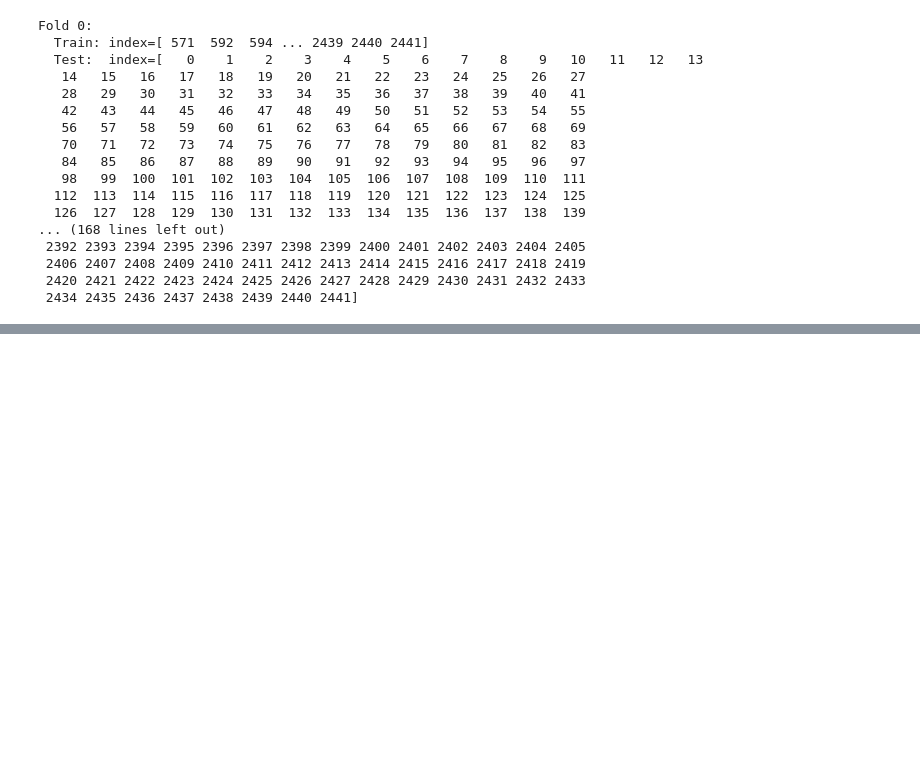
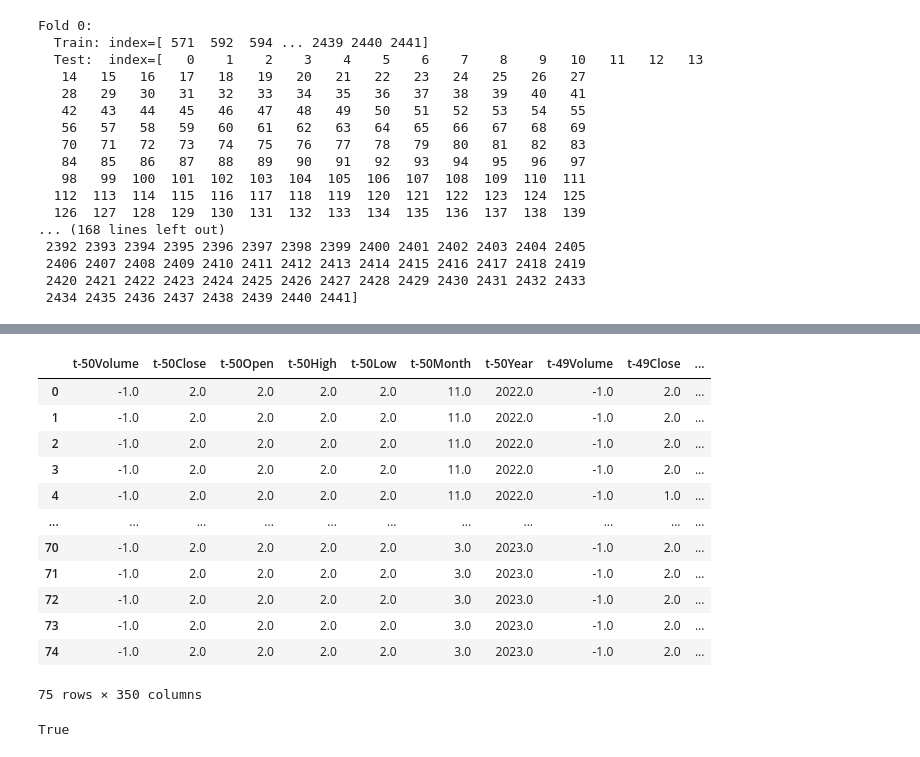
Before and after one commit to PhillipFeldman/StocksAI, a Jupyter notebook: Improve_Model1.ipynb, the cells around one changed output, grey strips where cells are left out. Cells and saved outputs as stored; diff of their text form; code cells hidden in the pictures; blank space fills up the shorter version.

```diff
--- a/Improve_Model1.ipynb
+++ b/Improve_Model1.ipynb
@@ -404,0 +567,17 @@ array([0.10224949, 0.10633947, 0.02663934, 0.18442623, 0.2397541 ])
+# %%
+fix_normalize(apple2,dfu)
+dfu
+# %% [output]
+|  | t-50Volume | t-50Close | t-50Open | t-50High | t-50Low | t-50Month | t-50Year | t-49Volume | t-49Close | ... |
+| 0 | -1.0 | 2.0 | 2.0 | 2.0 | 2.0 | 11.0 | 2022.0 | -1.0 | 2.0 | ... |
+| 1 | -1.0 | 2.0 | 2.0 | 2.0 | 2.0 | 11.0 | 2022.0 | -1.0 | 2.0 | ... |
+| 2 | -1.0 | 2.0 | 2.0 | 2.0 | 2.0 | 11.0 | 2022.0 | -1.0 | 2.0 | ... |
+| 3 | -1.0 | 2.0 | 2.0 | 2.0 | 2.0 | 11.0 | 2022.0 | -1.0 | 2.0 | ... |
+| 4 | -1.0 | 2.0 | 2.0 | 2.0 | 2.0 | 11.0 | 2022.0 | -1.0 | 1.0 | ... |
+| ... | ... | ... | ... | ... | ... | ... | ... | ... | ... | ... |
+| 70 | -1.0 | 2.0 | 2.0 | 2.0 | 2.0 | 3.0 | 2023.0 | -1.0 | 2.0 | ... |
+| 71 | -1.0 | 2.0 | 2.0 | 2.0 | 2.0 | 3.0 | 2023.0 | -1.0 | 2.0 | ... |
+| 72 | -1.0 | 2.0 | 2.0 | 2.0 | 2.0 | 3.0 | 2023.0 | -1.0 | 2.0 | ... |
+| 73 | -1.0 | 2.0 | 2.0 | 2.0 | 2.0 | 3.0 | 2023.0 | -1.0 | 2.0 | ... |
+| 74 | -1.0 | 2.0 | 2.0 | 2.0 | 2.0 | 3.0 | 2023.0 | -1.0 | 2.0 | ... |
+75 rows × 350 columns
@@ -404,0 +592,6 @@ array([0.10224949, 0.10633947, 0.02663934, 0.18442623, 0.2397541 ])
+# %%
+print((a == b).all(axis=0))#sanity check:
+#apple2's last day is may 15th, df -25 days updated is may 19th, so last in df = -31 in dfu
+#31 = 4+25+2...
+# %% [output]
+True
```
Also changed, not shown: parts of 26 cells of this notebook.
